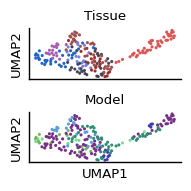
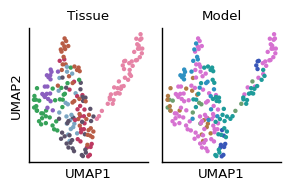
The change to this notebook cell's code, shown as a diff; its figure went from the first image to the second:
--- before
+++ after
@@ -10,5 +10,5 @@
 velocity_profile_umap_df["umap2"] = velocity_profile_umap[:, 1]
 
-fig, axs = plt.subplots(2,1, figsize=(2,2), sharex=True, sharey=True)
+fig, axs = plt.subplots(1,2, figsize=(3,2), sharex=True, sharey=True)
 
 sns.scatterplot(
@@ -18,5 +18,5 @@
     hue="tissue",
     palette=tissue_palette,
-    s=5,
+    s=10,
     linewidth=0,
     ax=axs[0],
@@ -30,5 +30,5 @@
     hue="model",
     palette=model_palette,
-    s=5,
+    s=10,
     linewidth=0,
     ax=axs[1],

Commit: Minor update colors nb